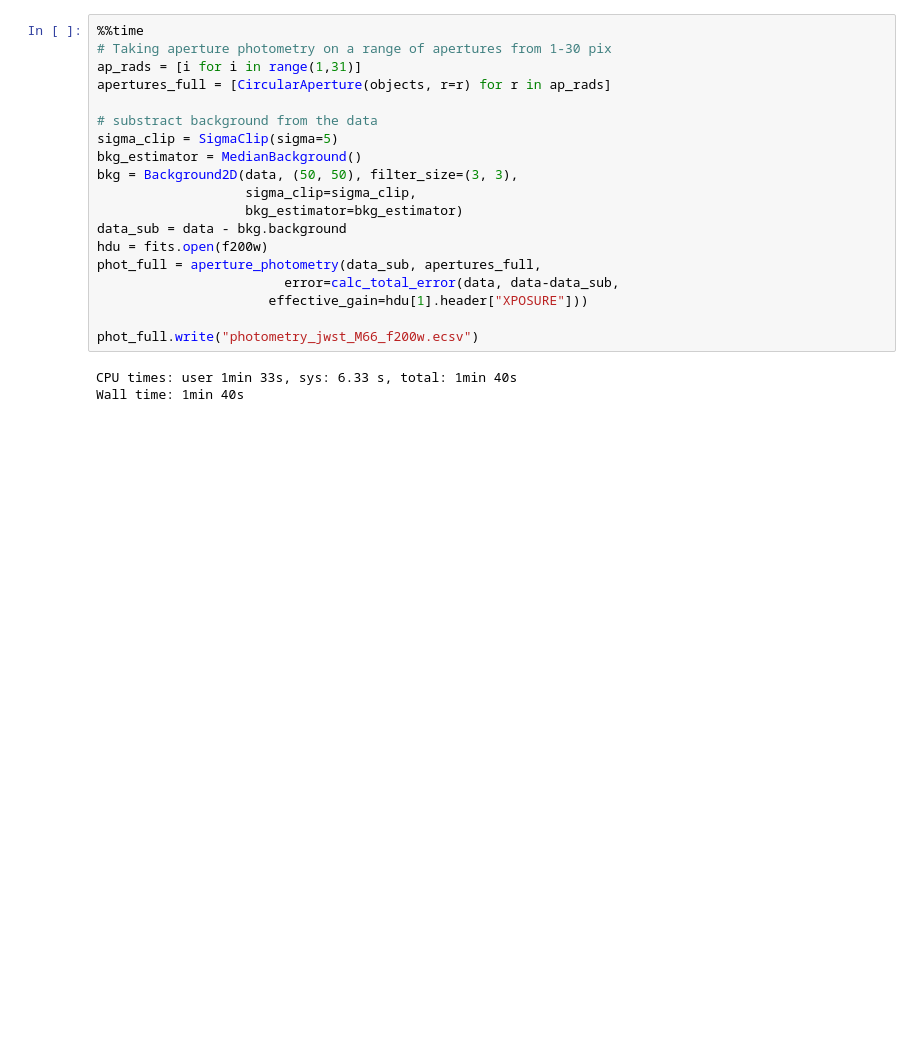
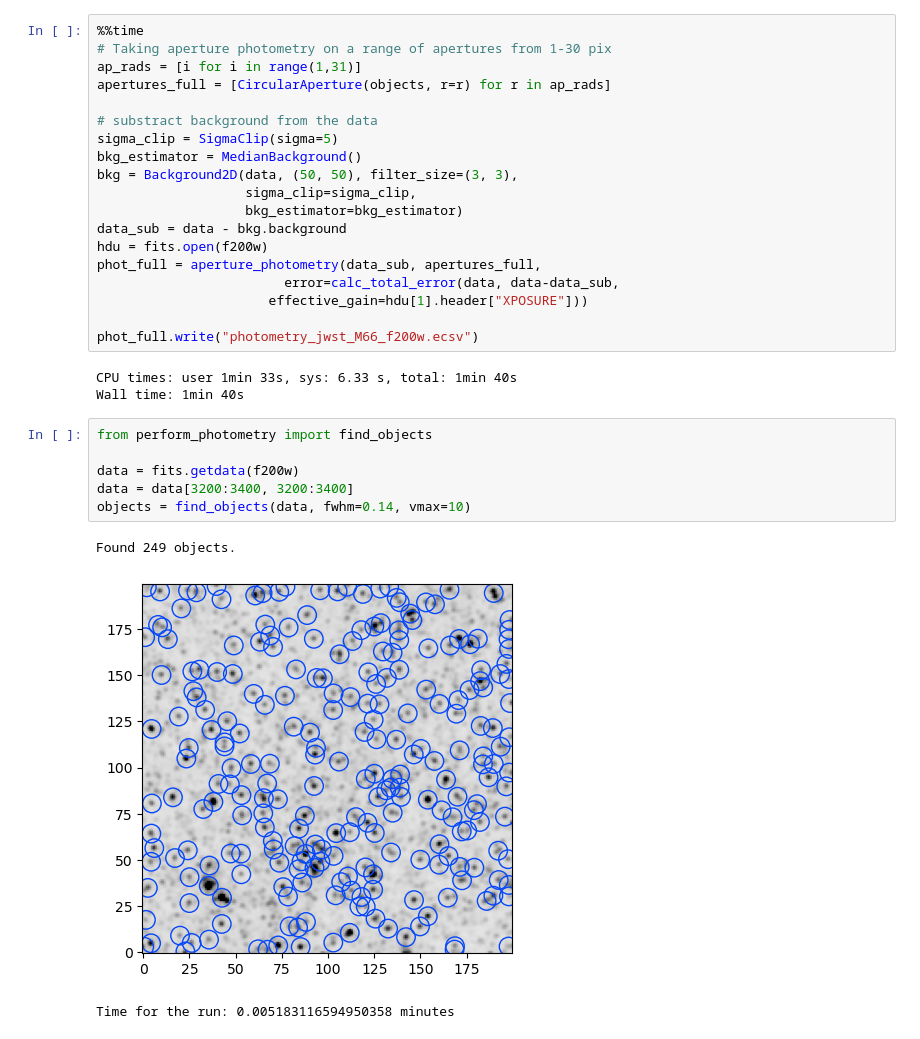
Before and after one commit to devkhullar/querx, a Jupyter notebook: M66_jwst.ipynb, the cells around one changed output. Cells and saved outputs as stored; diff of their text form; blank space fills up the shorter version.

```diff
--- a/M66_jwst.ipynb
+++ b/M66_jwst.ipynb
@@ -209,3 +206,13 @@ phot_full.write("photometry_jwst_M66_f200w.ecsv")
 # %% [output]
 CPU times: user 1min 33s, sys: 6.33 s, total: 1min 40s
 Wall time: 1min 40s
+# %%
+from perform_photometry import find_objects
+
+data = fits.getdata(f200w)
+data = data[3200:3400, 3200:3400]
+objects = find_objects(data, fwhm=0.14, vmax=10)
+# %% [output]
+Found 249 objects.
+[figure, added]
+Time for the run: 0.005183116594950358 minutes
```
Also changed, not shown: parts of 1 cell of this notebook.
